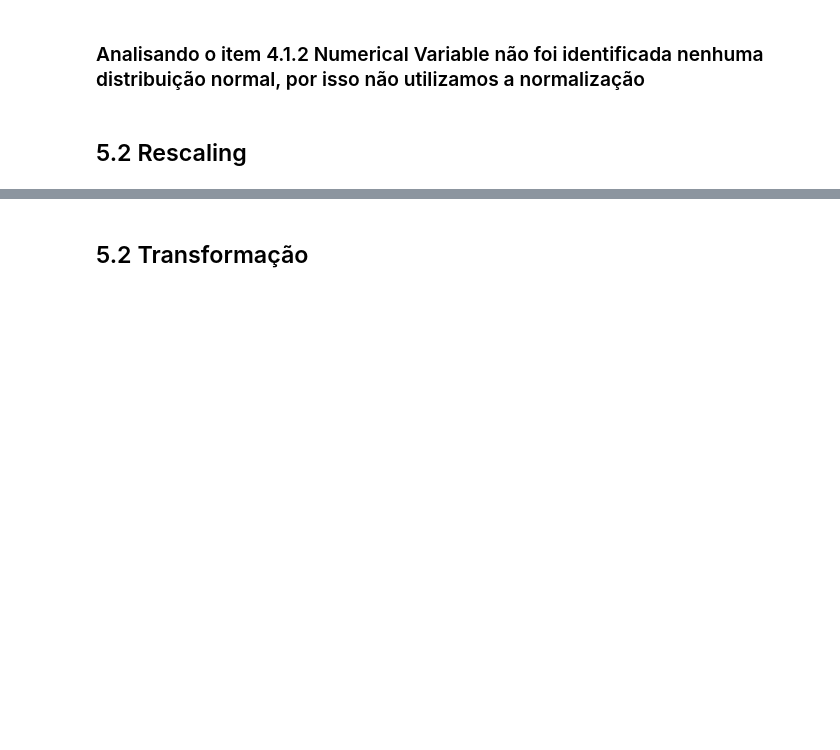
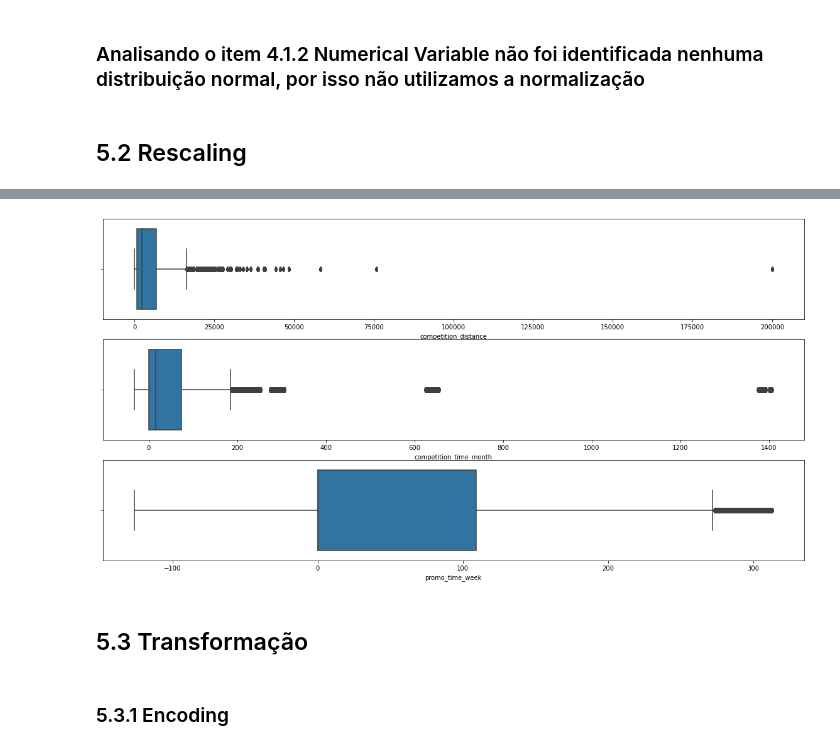
Before and after one commit to Camila90/StoreSalesPrediction, a Jupyter notebook: m04_v01_Store_sales_prediction.ipynb, the cells around one changed output, grey strips where cells are left out. Saved outputs shown, nothing was run; the diff lists cells and outputs as text; code cells hidden in the pictures; blank space fills up the shorter version.

```diff
--- a/m04_v01_Store_sales_prediction.ipynb
+++ b/m04_v01_Store_sales_prediction.ipynb
@@ -752,0 +786,12 @@ df5 = df4.copy()
+# %%
+# Verificação das variáveis que possuem outliers relevantes
+plt.subplot(3,1,1);
+sns.boxplot(df5['competition_distance']);
+
+plt.subplot(3,1,2);
+sns.boxplot(df5['competition_time_month']);
+
+plt.subplot(3,1,3);
+sns.boxplot(df5['promo_time_week']);
+# %% [output]
+[figure, added]
@@ -753,2 +813,4 @@ df5 = df4.copy()
 # %% [markdown]
-## 5.2 Transformação
+## 5.3 Transformação
+# %% [markdown]
+### 5.3.1 Encoding
```
Also changed, not shown: parts of 8 cells of this notebook.
